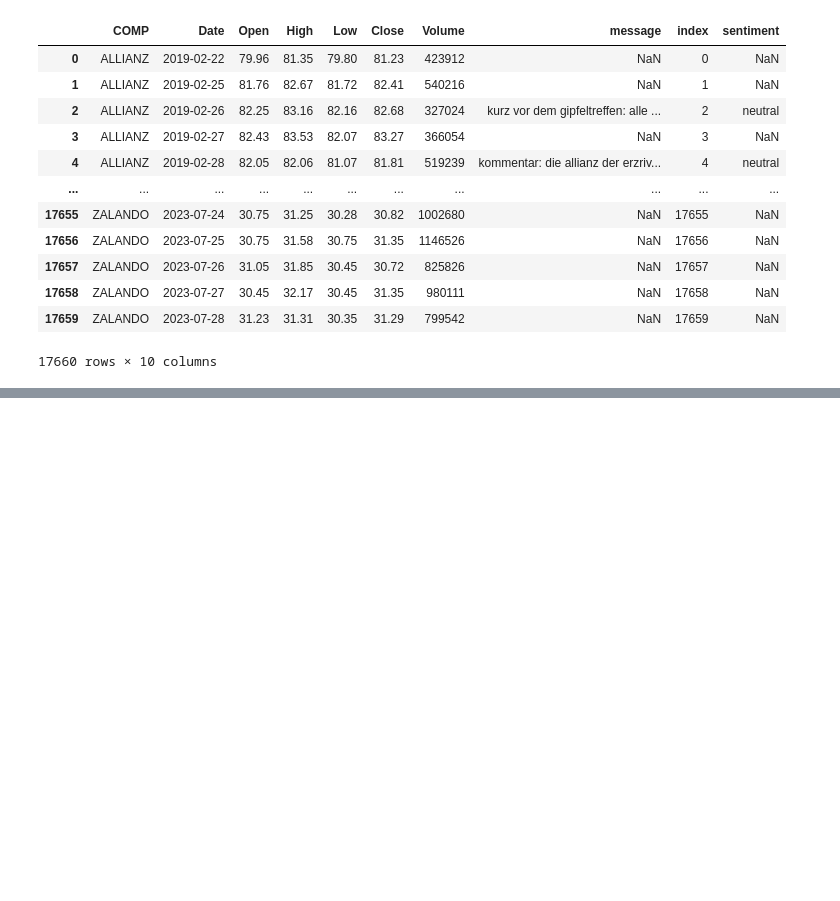
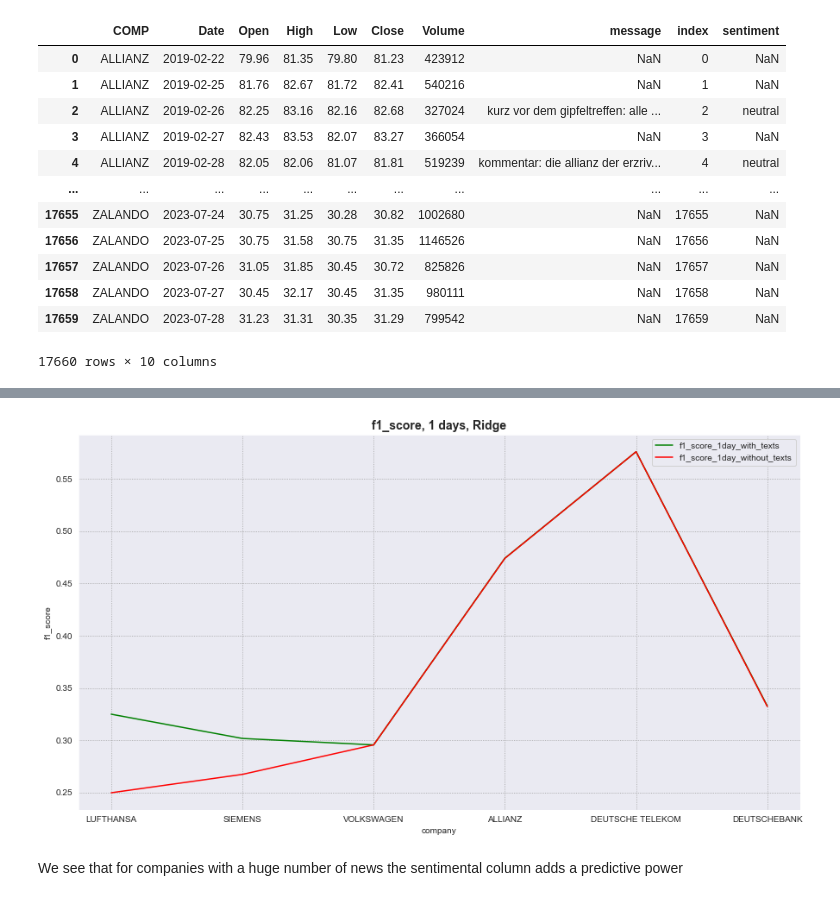
Before and after one commit to dariagerasimenko/stock_changes_german_news, a Jupyter notebook: EDA both news and prices.ipynb, the cells around one changed output, grey strips where cells are left out. Saved outputs shown, nothing was run; the diff lists cells and outputs as text; code cells hidden in the pictures; blank space fills up the shorter version.

Commit message:
added final file with models

```diff
--- a/EDA both news and prices.ipynb
+++ b/EDA both news and prices.ipynb
@@ -259,0 +328,6 @@ df_final
+# %%
+corr_matr = data.corrwith(Y)
+corr_matr = corr_matr.to_dict()
+tab = {'indicator': list(corr_matr.keys()) , 'value': list(corr_matr.values())}
+tabl = pd.DataFrame(tab, columns = ['indicator','value'])
+tabl = tabl.sort_values(by=['value'])
@@ -259,0 +366,9 @@ df_final
+# %%
+ticker_list = ['LUFTHANSA', 'SIEMENS', 'VOLKSWAGEN','ALLIANZ', 'DEUTSCHE TELEKOM', 'DEUTSCHEBANK']
+#ticker_list = list(res['<TICKER>'].unique())
+company = []
+period = []
+train = []
+test = []
+model = []
+f1 = []
@@ -259,0 +466,3 @@ df_final
+# %%
+
+report = scores(how = 'table')
@@ -259,0 +573,2 @@ df_final
+# %%
+report_1 = scores_without_texts(how = 'table')
@@ -259,0 +614,14 @@ df_final
+# %%
+plt.figure(figsize=(15,8))
+sns.set_style("darkgrid", {"grid.color": ".6", "grid.linestyle": ":"})
+plt.title('f1_score, 1 days, Ridge', weight='bold').set_fontsize('14')
+metric = report[(report['period']=='1 days') & (report['model']=='Logistic Regression')]
+sns.lineplot(x=report[(report['period']=='1 day') & (report['model']=='Ridge')]['company'],
+             y=report[(report['period']=='1 day') & (report['model']=='Ridge')]['f1_score'], color='green', label='f1_score_1day_with_texts')
+sns.lineplot(x=report_1[(report_1['period']=='1 day') & (report_1['model']=='Ridge')]['company'],
+             y=report_1[(report_1['period']=='1 day') & (report_1['model']=='Ridge')]['f1_score'], color='red', label='f1_score_1day_without_texts')
+plt.show()
+# %% [output]
+[figure, added]
+# %% [markdown]
+We see that for companies with a huge number of news the sentimental column adds a predictive power
```
Also changed, not shown: parts of 20 cells of this notebook.
